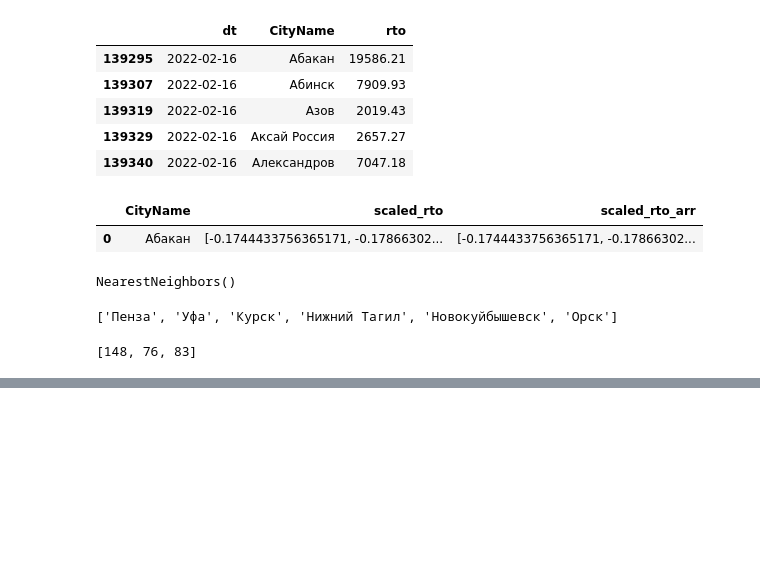
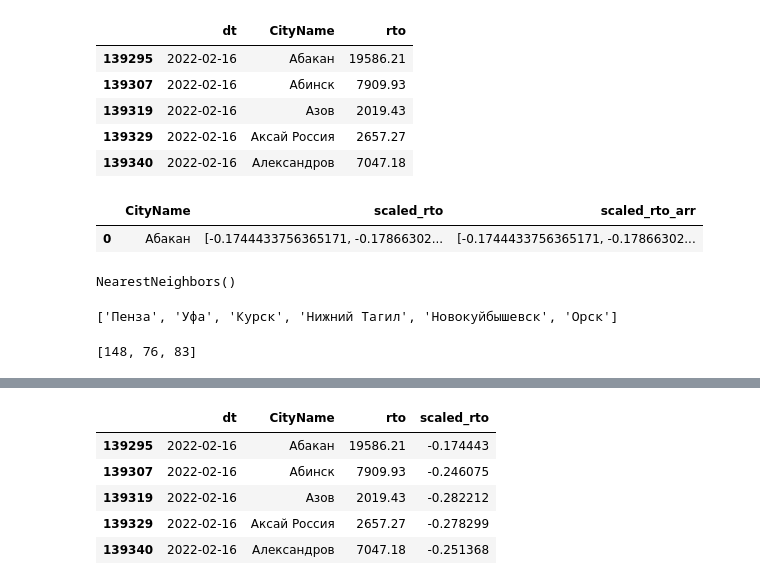
Before and after one commit to repinmihail/TestLab, a Jupyter notebook: development/dev-offline-units-exp.ipynb, the cells around one changed output, grey strips where cells are left out. Saved outputs shown, nothing was run; the diff lists cells and outputs as text; code cells hidden in the pictures; blank space fills up the shorter version.

```diff
--- a/development/dev-offline-units-exp.ipynb
+++ b/development/dev-offline-units-exp.ipynb
@@ -679,0 +667,9 @@ result_ids
+# %%
+knn_pre_exp_clean.head()
+# %% [output]
+|  | dt | CityName | rto | scaled_rto |
+| 139295 | 2022-02-16 | Абакан | 19586.21 | -0.174443 |
+| 139307 | 2022-02-16 | Абинск | 7909.93 | -0.246075 |
+| 139319 | 2022-02-16 | Азов | 2019.43 | -0.282212 |
+| 139329 | 2022-02-16 | Аксай Россия | 2657.27 | -0.278299 |
+| 139340 | 2022-02-16 | Александров | 7047.18 | -0.251368 |
```
Also changed, not shown: parts of 7 cells of this notebook, 1 other file.
